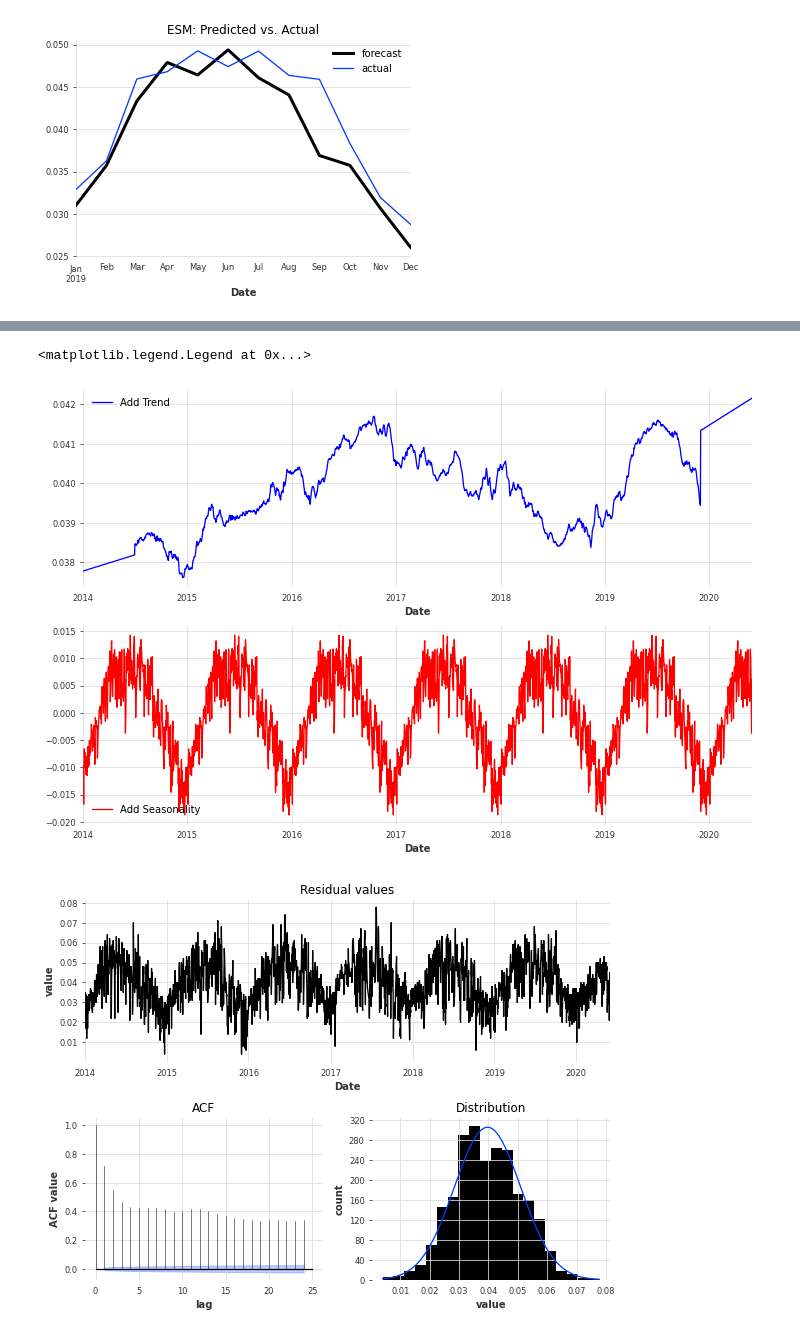
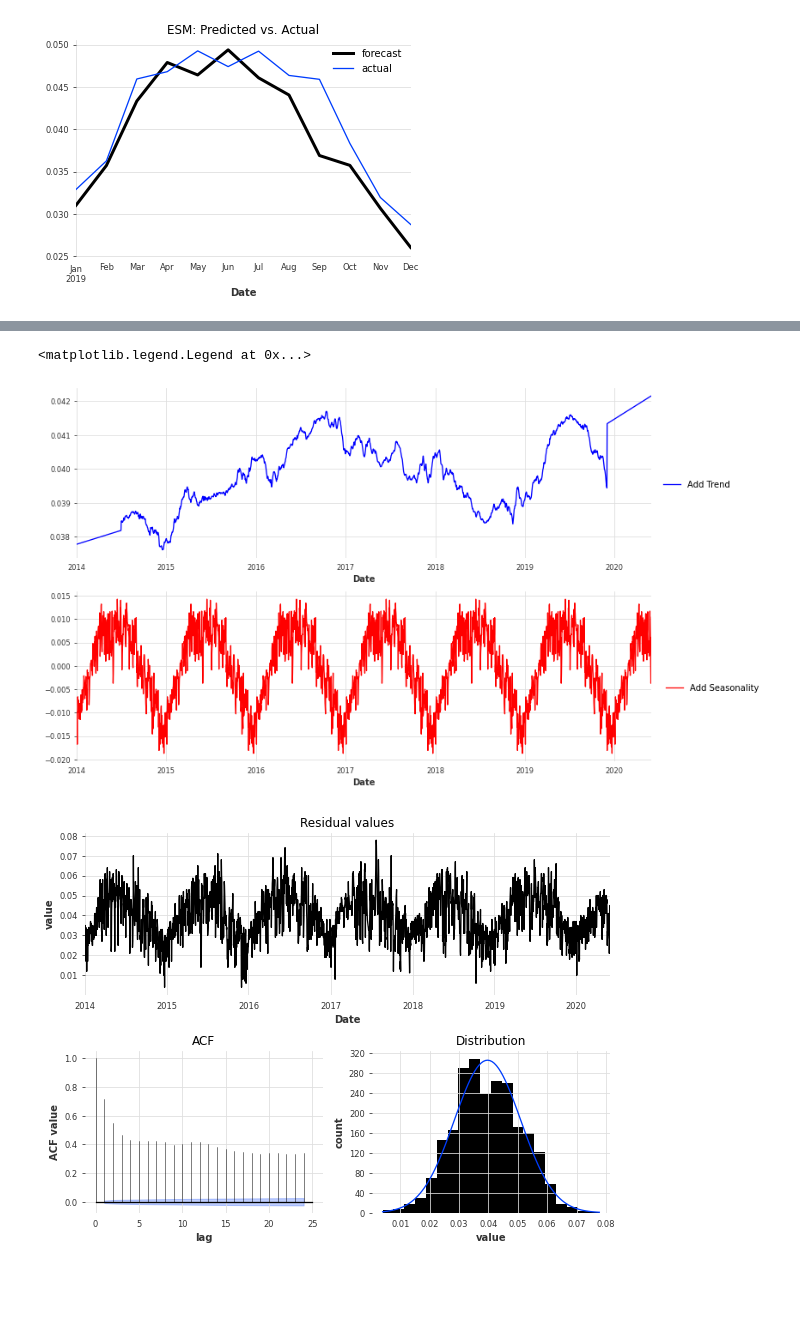
Before and after one commit to chelynl/darts_python, a Jupyter notebook: Time_Series_Using_Darts.ipynb, the cells around one changed output, grey strips where cells are left out. Saved outputs shown, nothing was run; the diff lists cells and outputs as text; code cells hidden in the pictures; blank space fills up the shorter version.

```diff
--- a/Time_Series_Using_Darts.ipynb
+++ b/Time_Series_Using_Darts.ipynb
@@ -192,22 +199,22 @@ Text(0.5, 1.0, 'ESM: Predicted vs. Actual')
 # %%
 # Create enums for additive models since
 add = ModelMode('additive')
 
 # Extract and assign vars to trend and seasonality
 add_trend = extract_trend_and_seasonality(oz_imputed_ts, freq=365, model=add)[0]
 add_seasonal = extract_trend_and_seasonality(oz_imputed_ts, freq=365, model=add)[1]
 
 # Plot trends and seasonality
 plt.figure(figsize=(12,8))
 plt.subplot(211)
 add_trend.plot(label='Add Trend', color="blue")
-plt.legend(loc='best')
+plt.legend(loc='best', bbox_to_anchor=(0.65, 0., 0.5, 0.5))
 plt.subplot(212)
 add_seasonal.plot(label='Add Seasonality', color='red')
-plt.legend(loc='best')
+plt.legend(loc='best', bbox_to_anchor=(0.7, 0., 0.5, 0.5))
 # %% [output]
 <matplotlib.legend.Legend at 0x...>
-[figure, old version]
+[figure, new version]
 # %%
 # See residuals
 plot_residuals_analysis(oz_imputed_ts)
```
Also changed, not shown: parts of 7 cells of this notebook.
